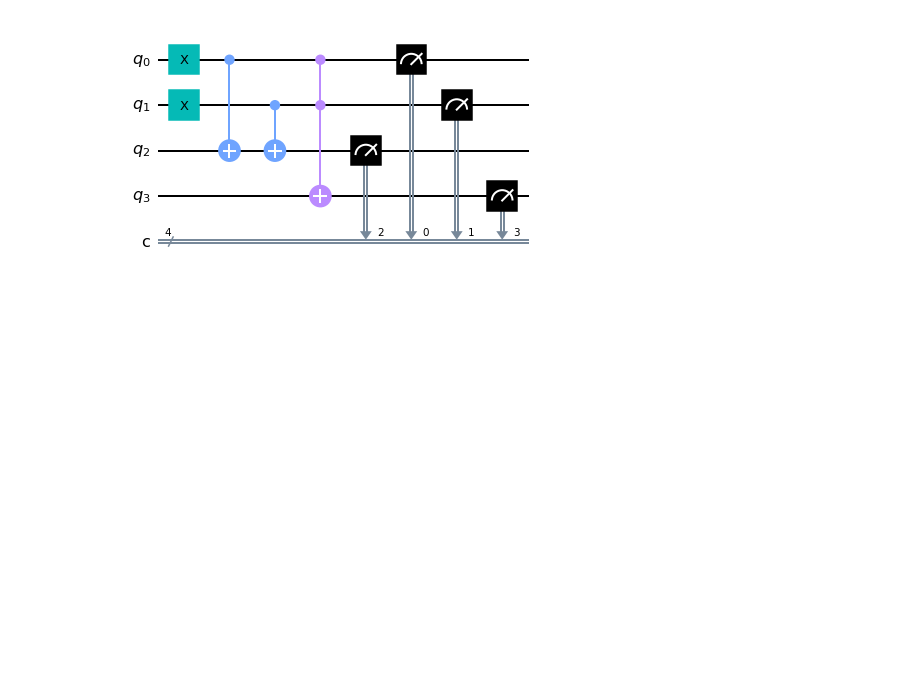
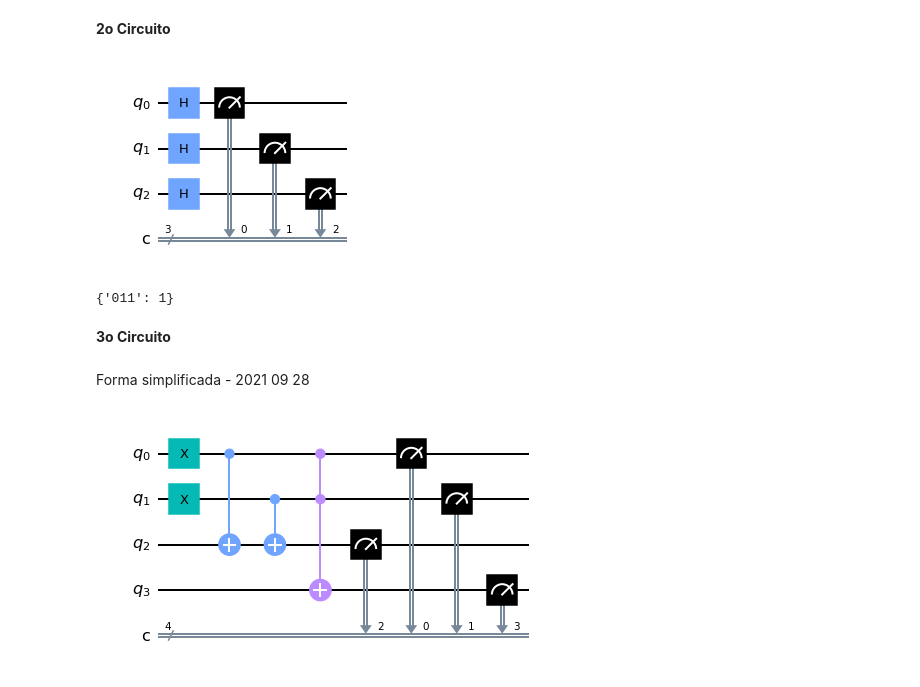
Before and after one commit to gustavomirapalheta/Quantum-Computing-with-Qiskit, a Jupyter notebook: qiskit_studies.ipynb, the cells around one changed output. Cells and saved outputs as stored; diff of their text form; code cells hidden in the pictures; blank space fills up the shorter version.

```diff
--- a/qiskit_studies.ipynb
+++ b/qiskit_studies.ipynb
@@ -3,3 +45,22 @@
+# %% [markdown]
+**2o Circuito**
+# %%
+circuito = qk.QuantumCircuit(3,3)
+for i in range(3):
+  circuito.h(i)
+  circuito.measure(i,i)
+display(circuito.draw('mpl'))
+counts = qk.execute(circuito,
+                    qk.BasicAer.get_backend('qasm_simulator'),
+                    shots = 1).result().get_counts()
+print(counts)
+# %% [output]
+[figure, added]
+{'011': 1}
+# %% [markdown]
+**3o Circuito**
+# %% [markdown]
+Forma simplificada - 2021 09 28
 # %%
 from qiskit.providers.aer import AerSimulator
 sim = AerSimulator()
```
Also changed, not shown: parts of 7 cells of this notebook.
